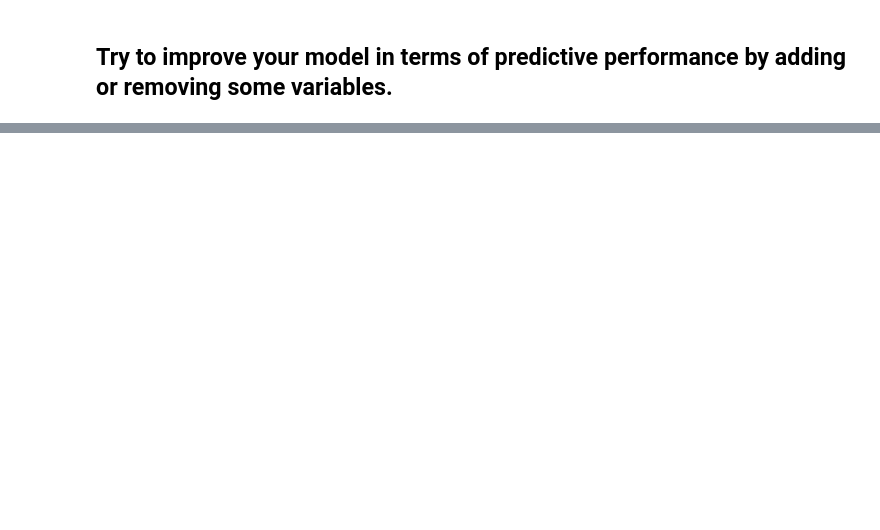
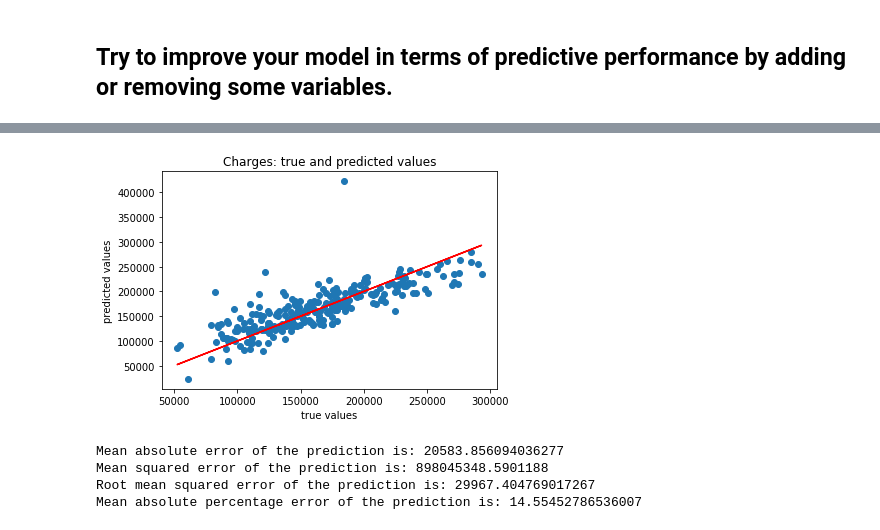
Before and after one commit to ssmcnatt/assignments, a Jupyter notebook: making-predictions.ipynb, the cells around one changed output, grey strips where cells are left out. Cells and saved outputs as stored; diff of their text form; code cells hidden in the pictures; blank space fills up the shorter version.

```diff
--- a/making-predictions.ipynb
+++ b/making-predictions.ipynb
@@ -156,0 +244,10 @@ strong multicollinearity or other numerical problems.
+# %%
+cols = ['totalbsmtsf', 'grlivarea', 'overallqual']
+
+X = house_df[cols]
+y = house_df['saleprice']
+
+X_train, X_test, y_train, y_test = train_test_split(X, y, test_size = 0.2, random_state = 42)
+
+print("The number of observations in training set is {}".format(X_train.shape[0]))
+print("The number of observations in test set is {}".format(X_test.shape[0]))
@@ -156,0 +266,6 @@ strong multicollinearity or other numerical problems.
+# %%
+X_train = sm.add_constant(X_train)
+
+results = sm.OLS(y_train, X_train).fit()
+
+print(results.summary())
@@ -156,0 +290,25 @@ strong multicollinearity or other numerical problems.
+# %%
+# We add constant to the model as it's a best practice
+# to do so every time!
+X_test = sm.add_constant(X_test)
+
+# We are making predictions here
+y_preds = results.predict(X_test)
+
+plt.scatter(y_test, y_preds)
+plt.plot(y_test, y_test, color="red")
+plt.xlabel("true values")
+plt.ylabel("predicted values")
+plt.title("Charges: true and predicted values")
+plt.show()
+
+print("Mean absolute error of the prediction is: {}".format(mean_absolute_error(y_test, y_preds)))
+print("Mean squared error of the prediction is: {}".format(mse(y_test, y_preds)))
+print("Root mean squared error of the prediction is: {}".format(rmse(y_test, y_preds)))
+print("Mean absolute percentage error of the prediction is: {}".format(np.mean(np.abs((y_test - y_preds) / y_test)) * 100))
+# %% [output]
+[figure, added]
+Mean absolute error of the prediction is: 20583.856094036277
+Mean squared error of the prediction is: 898045348.5901188
+Root mean squared error of the prediction is: 29967.404769017267
+Mean absolute percentage error of the prediction is: 14.55452786536007
```
Also changed, not shown: parts of 17 cells of this notebook.
